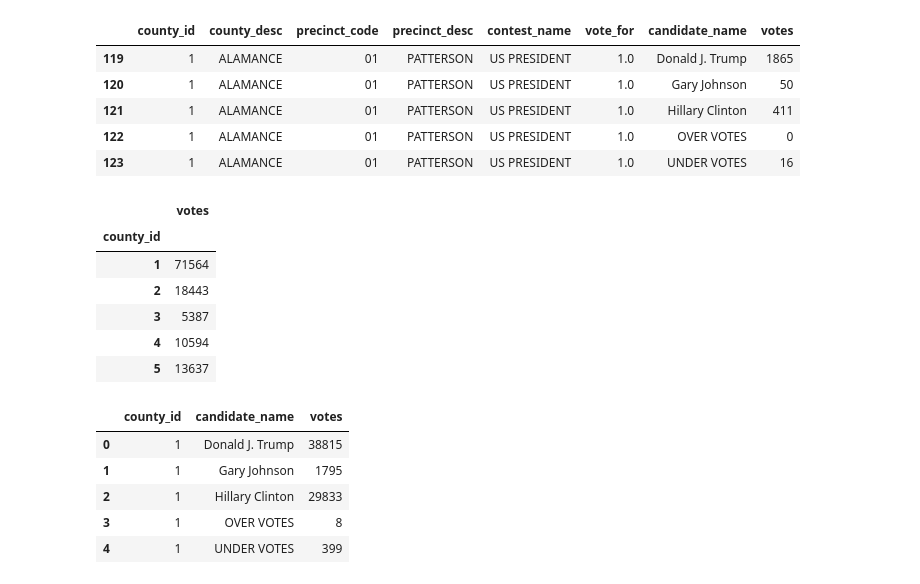
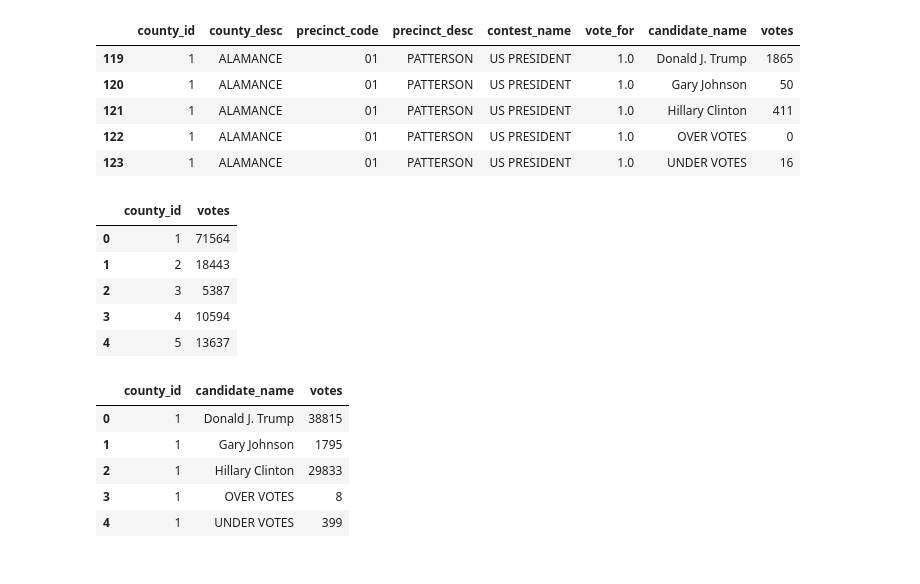
Before and after one commit to zero731/NC_Elections_Capstone, a Jupyter notebook: NC_General2020.ipynb, the cells around one changed output. Drawn from its saved outputs; the diff is of its cells as text; code cells hidden in the pictures.

```diff
--- a/NC_General2020.ipynb
+++ b/NC_General2020.ipynb
@@ -110,16 +111,16 @@ pres_elec_2016.head()
 # %%
 ## Group the data by county and get the total votes cast per county
 total_votes_by_county = pres_elec_2016.groupby(['county_id']).sum()
 total_votes_by_county.drop(columns=['vote_for'], inplace=True)
+total_votes_by_county.reset_index(inplace=True)
 total_votes_by_county.head()
 # %% [output]
-|  | votes |
-| county_id |  |
-| 1 | 71564 |
-| 2 | 18443 |
-| 3 | 5387 |
-| 4 | 10594 |
-| 5 | 13637 |
+|  | county_id | votes |
+| 0 | 1 | 71564 |
+| 1 | 2 | 18443 |
+| 2 | 3 | 5387 |
+| 3 | 4 | 10594 |
+| 4 | 5 | 13637 |
 # %%
 ## Group the data by county, then by candidate to get the total votes
   ## received by each candidate in each county
```
Also changed, not shown: parts of 21 cells of this notebook, 1 other file.
